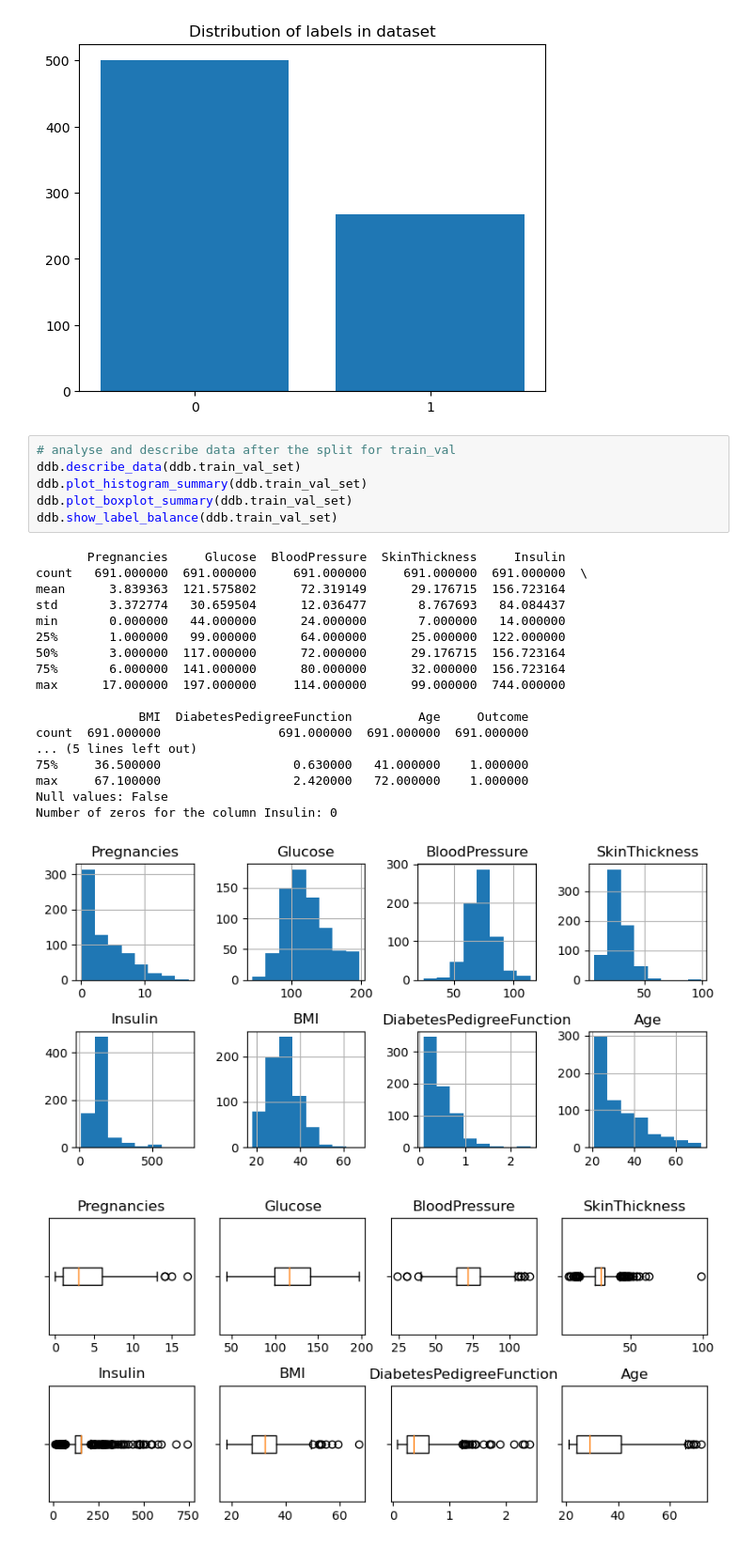
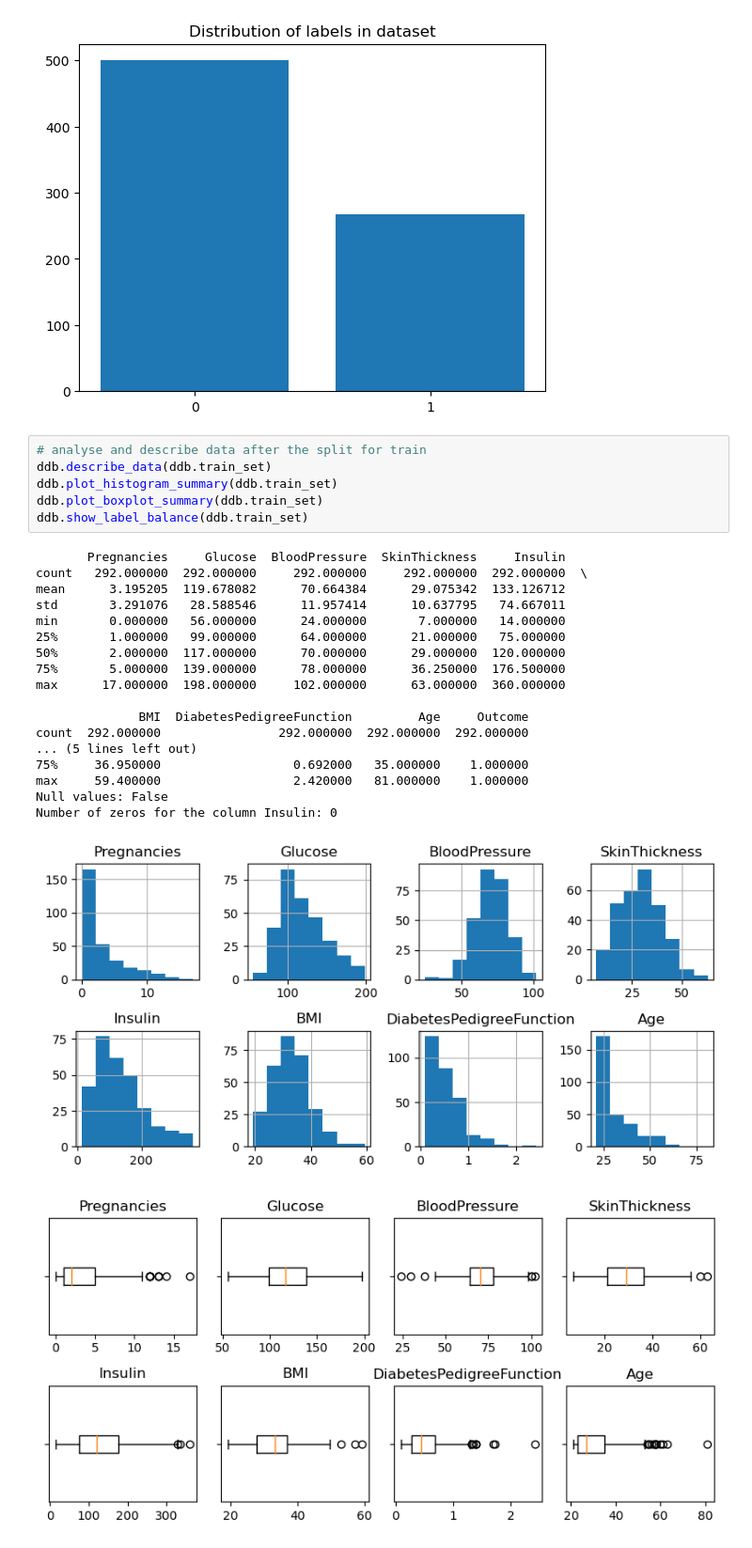
Before and after one commit to brittawi/M7016H-Project, a Jupyter notebook: analysis.ipynb, the cells around one changed output. Shown: that part at 94% size. Drawn from its saved outputs; the diff is of its cells as text.

```diff
--- a/analysis.ipynb
+++ b/analysis.ipynb
@@ -47,28 +43,28 @@ Number of zeros for the column Insulin: 374
 [figure]
 [figure]
 # %%
-# analyse and describe data after the split for train_val
-ddb.describe_data(ddb.train_val_set)
-ddb.plot_histogram_summary(ddb.train_val_set)
-ddb.plot_boxplot_summary(ddb.train_val_set)
-ddb.show_label_balance(ddb.train_val_set)
+# analyse and describe data after the split for train
+ddb.describe_data(ddb.train_set)
+ddb.plot_histogram_summary(ddb.train_set)
+ddb.plot_boxplot_summary(ddb.train_set)
+ddb.show_label_balance(ddb.train_set)
 # %% [output]
        Pregnancies     Glucose  BloodPressure  SkinThickness     Insulin
-count   691.000000  691.000000     691.000000     691.000000  691.000000  \
-mean      3.839363  121.575802      72.319149      29.176715  156.723164
-std       3.372774   30.659504      12.036477       8.767693   84.084437
-min       0.000000   44.000000      24.000000       7.000000   14.000000
-25%       1.000000   99.000000      64.000000      25.000000  122.000000
-50%       3.000000  117.000000      72.000000      29.176715  156.723164
-75%       6.000000  141.000000      80.000000      32.000000  156.723164
-max      17.000000  197.000000     114.000000      99.000000  744.000000
+count   292.000000  292.000000     292.000000     292.000000  292.000000  \
+mean      3.195205  119.678082      70.664384      29.075342  133.126712
+std       3.291076   28.588546      11.957414      10.637795   74.667011
+min       0.000000   56.000000      24.000000       7.000000   14.000000
+25%       1.000000   99.000000      64.000000      21.000000   75.000000
+50%       2.000000  117.000000      70.000000      29.000000  120.000000
+75%       5.000000  139.000000      78.000000      36.250000  176.500000
+max      17.000000  198.000000     102.000000      63.000000  360.000000
 
               BMI  DiabetesPedigreeFunction         Age     Outcome
-count  691.000000                691.000000  691.000000  691.000000
+count  292.000000                292.000000  292.000000  292.000000
 ... (5 lines left out)
-75%     36.500000                  0.630000   41.000000    1.000000
-max     67.100000                  2.420000   72.000000    1.000000
+75%     36.950000                  0.692000   35.000000    1.000000
+max     59.400000                  2.420000   81.000000    1.000000
 Null values: False
 Number of zeros for the column Insulin: 0
-[figure, old version]
+[figure, new version]
-[figure, old version]
+[figure, new version]
```
Also changed, not shown: parts of 4 cells of this notebook, 1 other file.
